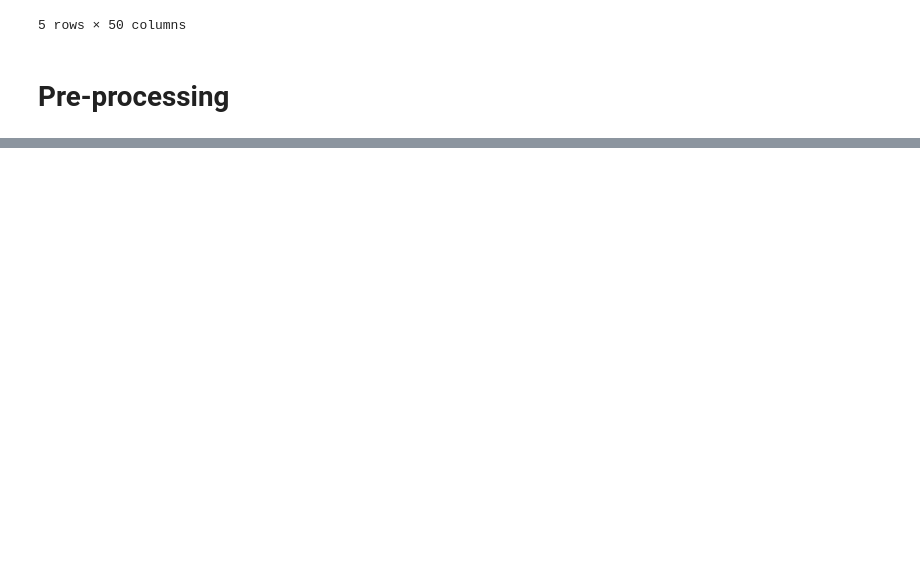
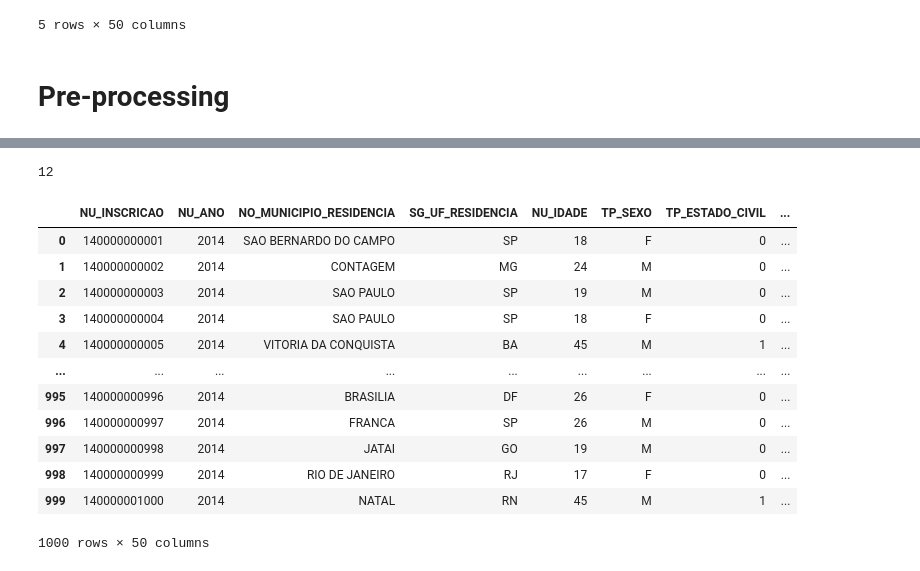
Before and after one commit to Chrystinne/enem, a Jupyter notebook: notebooks/enem_integration.ipynb, the cells around one changed output, grey strips where cells are left out. Saved outputs shown, nothing was run; the diff lists cells and outputs as text; code cells hidden in the pictures; blank space fills up the shorter version.

```diff
--- a/notebooks/enem_integration.ipynb
+++ b/notebooks/enem_integration.ipynb
@@ -136,0 +283,3 @@ Wall time: 0 ns
+# %%
+df_2014 = pd.read_csv('../../../microdados_anos/MICRODADOS_ENEM_2014.csv', encoding='cp1252', nrows=1000)
+df_2014.columns.values
@@ -136,0 +304,26 @@ Wall time: 0 ns
+# %%
+len(['NU_NOTA_LC', 'NU_NOTA_CN', 'NU_NOTA_CH', 'TP_PRESENCA_MT', 'NU_NOTA_MT', 'SG_UF_RESIDENCIA', 'TP_PRESENCA_CH',
+ 'NU_IDADE', 'TP_ANO_CONCLUIU', 'TP_PRESENCA_LC', 'TP_ST_CONCLUSAO', 'TP_PRESENCA_CN'])
+# %% [output]
+12
+# %%
+df_2014 = df_2014.rename(columns={'NOTA_LC': 'NU_NOTA_LC', 'NOTA_CN': 'NU_NOTA_CN', 'NOTA_CH': 'NU_NOTA_CH',  'NOTA_MT': 'NU_NOTA_MT',
+                        'IN_PRESENCA_MT': 'TP_PRESENCA_MT', 'IN_PRESENCA_CH': 'TP_PRESENCA_CH',
+                        'UF_RESIDENCIA': 'SG_UF_RESIDENCIA', 'IDADE': 'NU_IDADE', 'ANO_CONCLUIU': 'TP_ANO_CONCLUIU',
+                        'IN_PRESENCA_LC': 'TP_PRESENCA_LC', 'ST_CONCLUSAO': 'TP_ST_CONCLUSAO', 'IN_PRESENCA_CN': 'TP_PRESENCA_CN'})
+# %%
+df_2014[cols_used]
+# %% [output]
+|  | NU_INSCRICAO | NU_ANO | NO_MUNICIPIO_RESIDENCIA | SG_UF_RESIDENCIA | NU_IDADE | TP_SEXO | TP_ESTADO_CIVIL | ... |
+| 0 | 140000000001 | 2014 | SAO BERNARDO DO CAMPO | SP | 18 | F | 0 | ... |
+| 1 | 140000000002 | 2014 | CONTAGEM | MG | 24 | M | 0 | ... |
+| 2 | 140000000003 | 2014 | SAO PAULO | SP | 19 | M | 0 | ... |
+| 3 | 140000000004 | 2014 | SAO PAULO | SP | 18 | F | 0 | ... |
+| 4 | 140000000005 | 2014 | VITORIA DA CONQUISTA | BA | 45 | M | 1 | ... |
+| ... | ... | ... | ... | ... | ... | ... | ... | ... |
+| 995 | 140000000996 | 2014 | BRASILIA | DF | 26 | F | 0 | ... |
+| 996 | 140000000997 | 2014 | FRANCA | SP | 26 | M | 0 | ... |
+| 997 | 140000000998 | 2014 | JATAI | GO | 19 | M | 0 | ... |
+| 998 | 140000000999 | 2014 | RIO DE JANEIRO | RJ | 17 | F | 0 | ... |
+| 999 | 140000001000 | 2014 | NATAL | RN | 45 | M | 1 | ... |
+1000 rows × 50 columns
```
Also changed, not shown: parts of 40 cells of this notebook, 1 other file.
